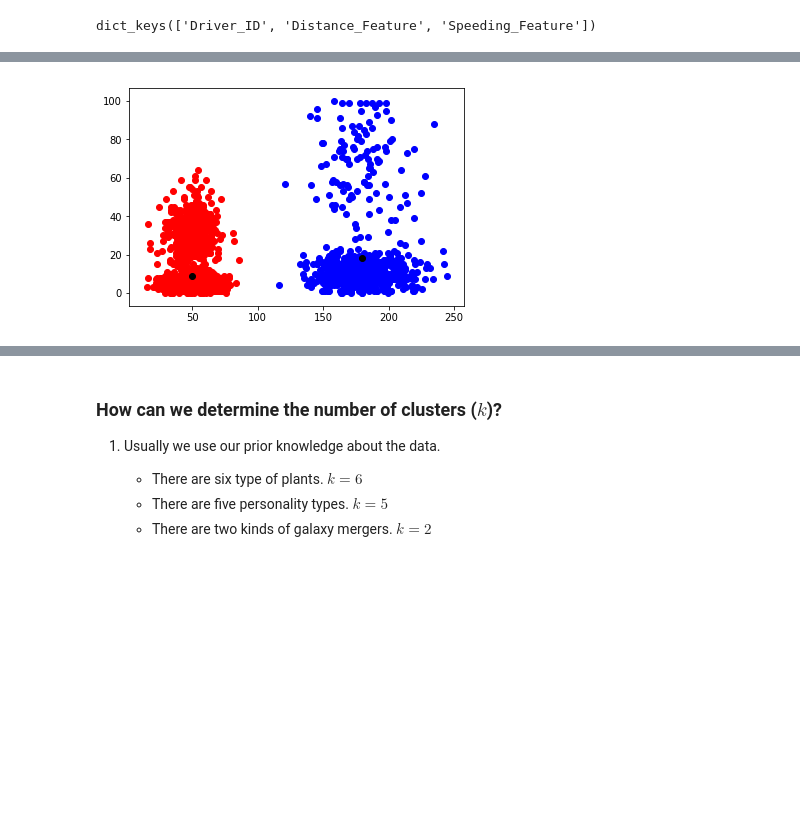
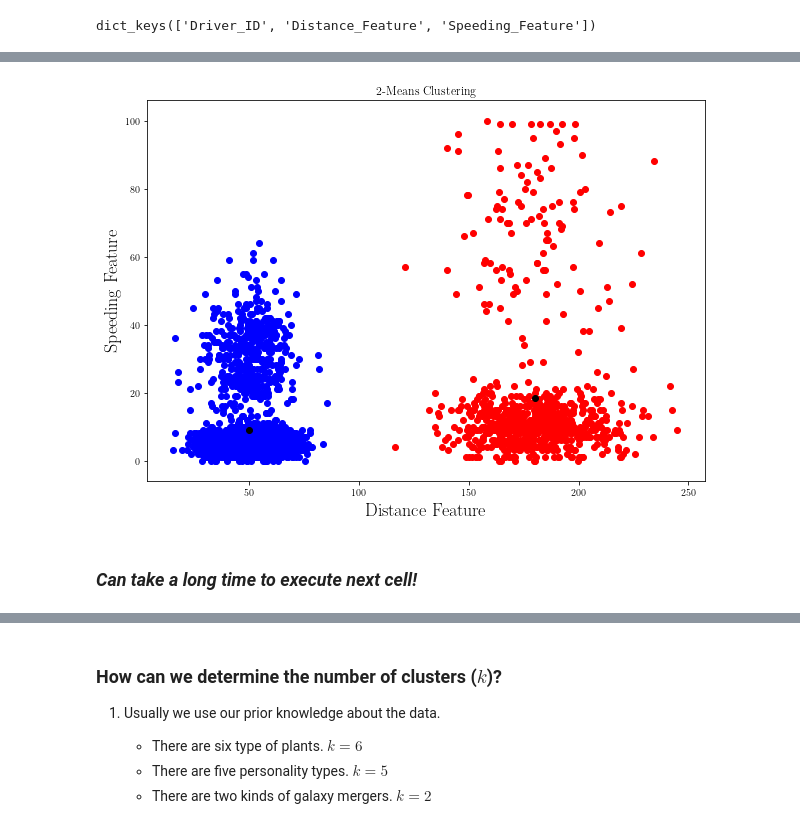
Before and after one commit to abtinshahidi/Foundation_applied_machine_learning, a Jupyter notebook: notebooks/week5/week5.ipynb, the cells around one changed output, grey strips where cells are left out. Cells and saved outputs as stored; diff of their text form; code cells hidden in the pictures; blank space fills up the shorter version.

```diff
--- a/notebooks/week5/week5.ipynb
+++ b/notebooks/week5/week5.ipynb
@@ -290,7 +377,7 @@ class Cluster:
 
 
     def Elements(self):
-        for point in points:
+        for point in self.points:
             yield point
 
     def __str__(self):
@@ -323,7 +412,7 @@ Let's download a delivery fleet data set:
 # %%
 data = {}
 
-with open("data_drivers.txt", 'r') as f:
+with open("data_drivers.data", 'r') as f:
     lines = f.readlines()
     header = lines[0].split()
 
@@ -350,7 +444,7 @@ for i in range(len(data["Driver_ID"])):
     P = Point(features, name = data["Driver_ID"][i])
     _points_.append(P)
 # %%
-def kmeans(points, k, verbose = False):
+def K_Means_Clustering(points, k, verbose = False):
     # Get k random initial centroids, create cluster for each
     initial_centroids = random.sample(points, k)
     clusters = []
@@ -396,15 +490,28 @@ def kmeans(points, k, verbose = False):
             print('') #add blank line
     return clusters
 # %%
-clusters = kmeans(_points_, 2)
+clusters = K_Means_Clustering(_points_, 2)
 # %%
 color = "b"
+
+plt.figure(figsize=(10,7))
+
 for cluster in clusters:
     for p in list(cluster.points):
         plt.scatter(p.get_features()[0], p.get_features()[1], color = color)
     color = "r"
     plt.scatter(cluster.find_centroid().get_features()[0], cluster.find_centroid().get_features()[1], color = "k")
+
+plt.title(r"2-Means Clustering")
+
+plt.xlabel(r"Distance Feature", fontsize = 18)
+plt.ylabel(r"Speeding Feature", fontsize = 18)
+
+
+plt.show()
 # %% [output]
-[figure, old version]
+[figure, new version]
+# %% [markdown]
+### _Can take a long time to execute next cell!_
 # %%
 clusters = kmeans(_points_, 4)
```
Also changed, not shown: parts of 102 cells of this notebook, 3 other files.
